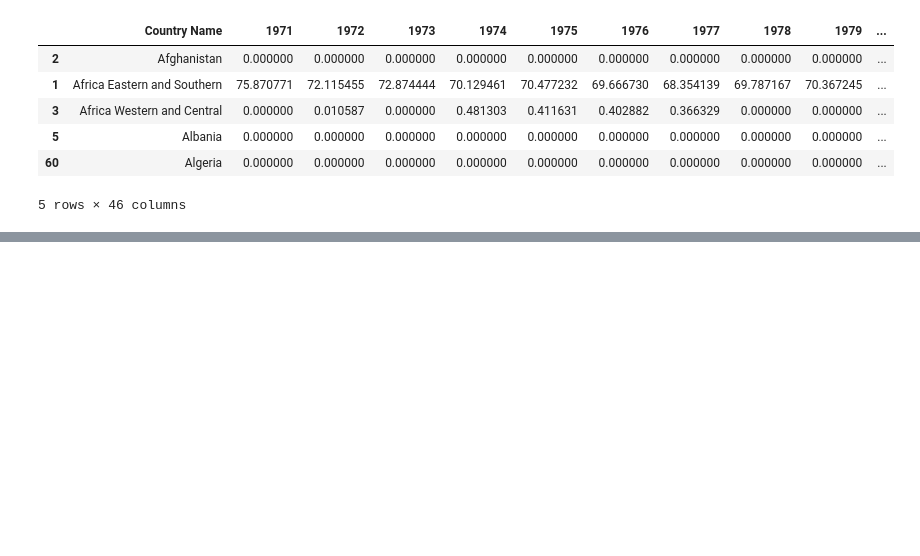
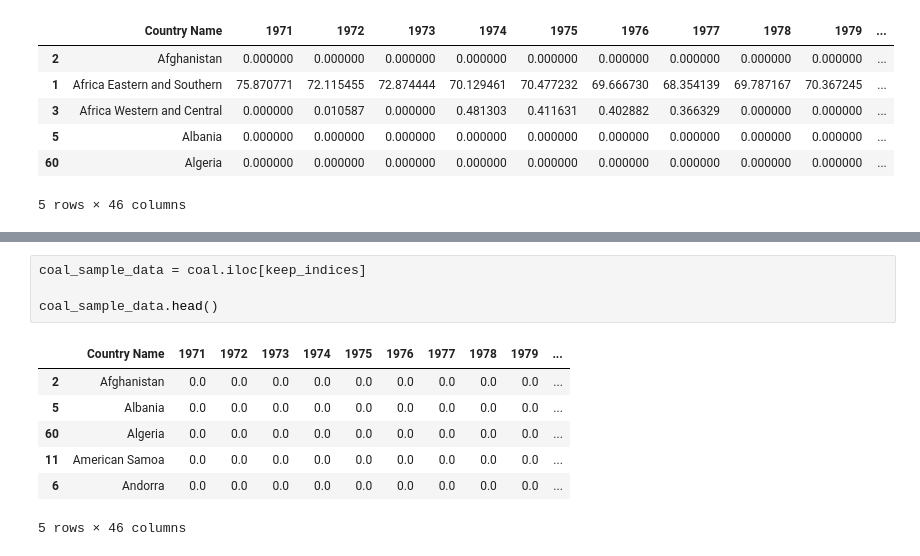
Before and after one commit to kadaso/Worldwide-electricity-generation, a Jupyter notebook: Scripts/main.ipynb, the cells around one changed output, grey strips where cells are left out. Cells and saved outputs as stored; diff of their text form; blank space fills up the shorter version.

```diff
--- a/Scripts/main.ipynb
+++ b/Scripts/main.ipynb
@@ -130,0 +99,12 @@ The maximum percentage of electricity production from coal sources was 14.4896%.
+# %%
+coal_sample_data = coal.iloc[keep_indices]
+
+coal_sample_data.head()
+# %% [output]
+|  | Country Name | 1971 | 1972 | 1973 | 1974 | 1975 | 1976 | 1977 | 1978 | 1979 | ... |
+| 2 | Afghanistan | 0.0 | 0.0 | 0.0 | 0.0 | 0.0 | 0.0 | 0.0 | 0.0 | 0.0 | ... |
+| 5 | Albania | 0.0 | 0.0 | 0.0 | 0.0 | 0.0 | 0.0 | 0.0 | 0.0 | 0.0 | ... |
+| 60 | Algeria | 0.0 | 0.0 | 0.0 | 0.0 | 0.0 | 0.0 | 0.0 | 0.0 | 0.0 | ... |
+| 11 | American Samoa | 0.0 | 0.0 | 0.0 | 0.0 | 0.0 | 0.0 | 0.0 | 0.0 | 0.0 | ... |
+| 6 | Andorra | 0.0 | 0.0 | 0.0 | 0.0 | 0.0 | 0.0 | 0.0 | 0.0 | 0.0 | ... |
+5 rows × 46 columns
```
Also changed, not shown: parts of 26 cells of this notebook, 2 other files.
